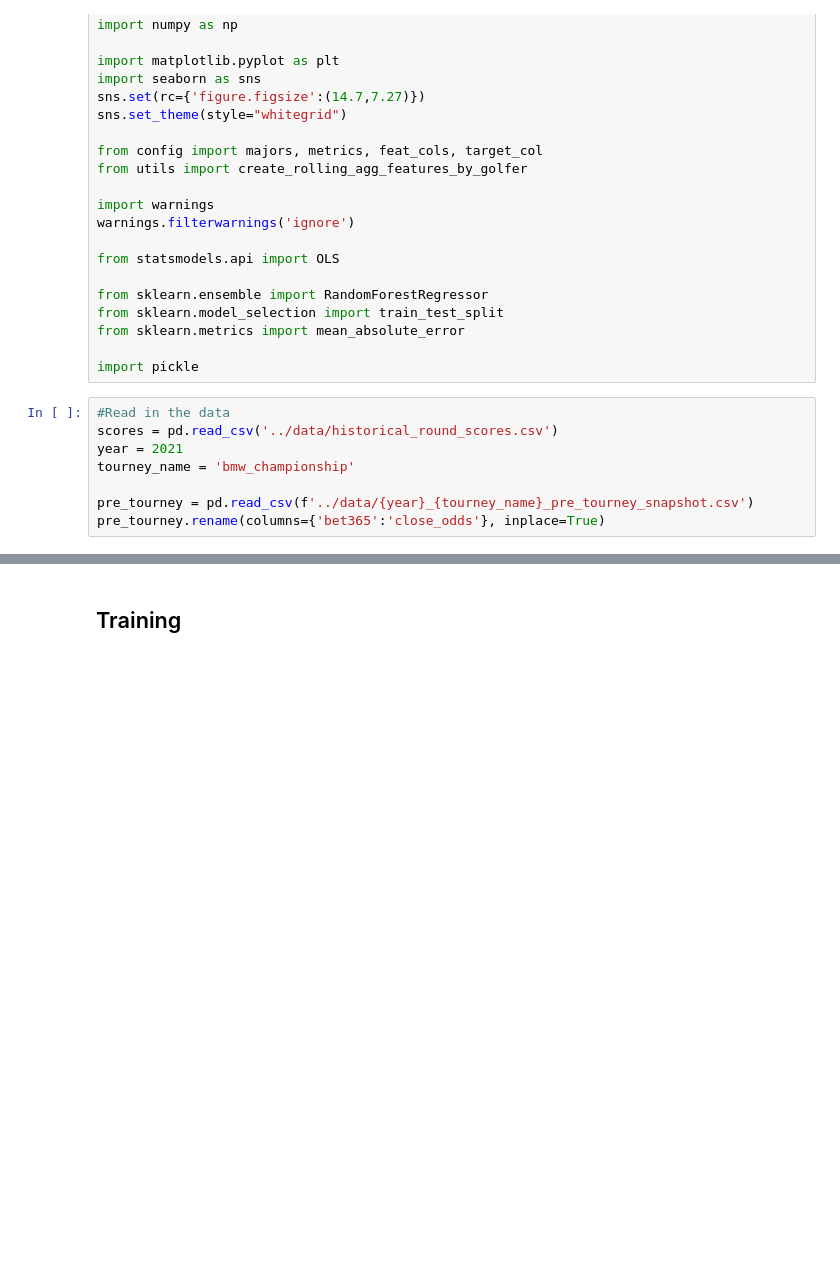
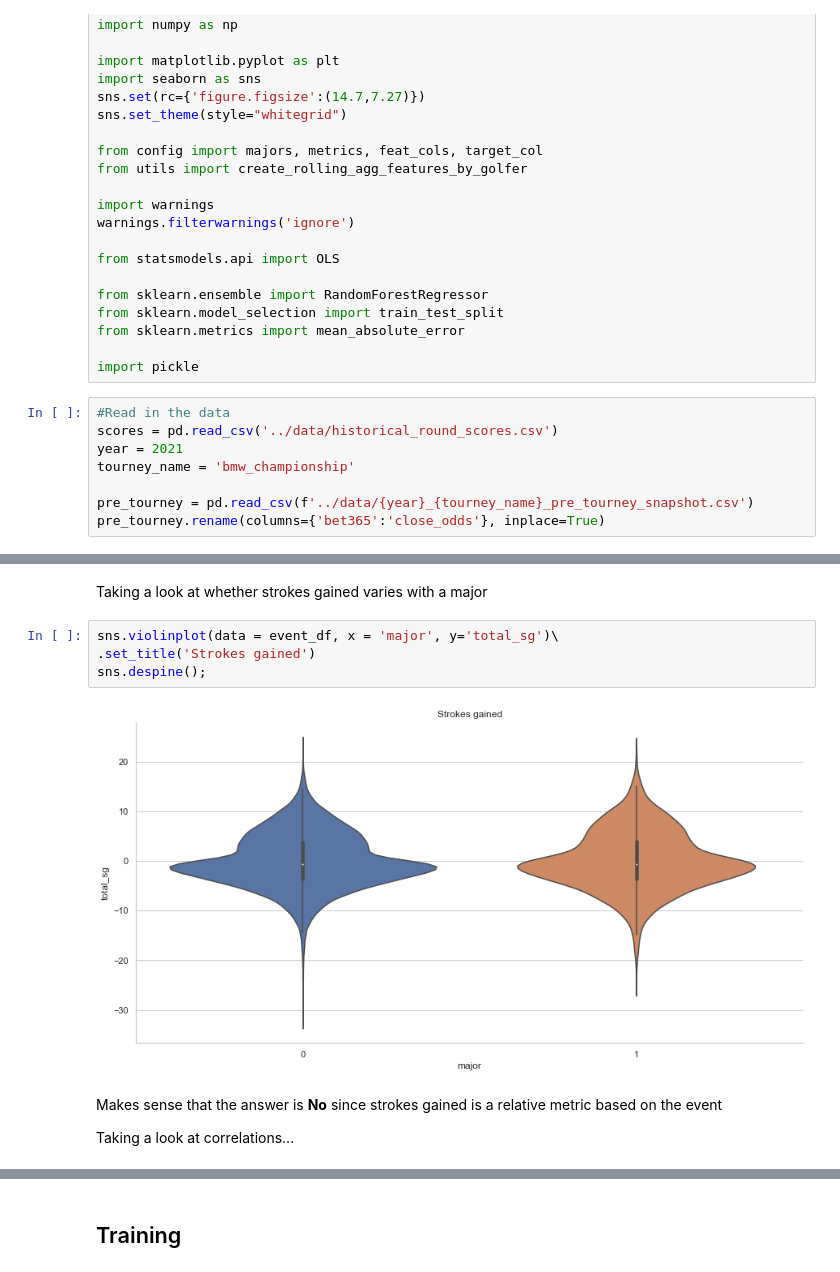
Before and after one commit to mtodisco10/data-golf, a Jupyter notebook: notebooks/Feature Eng & Training.ipynb, the cells around one changed output, grey strips where cells are left out. Cells and saved outputs as stored; diff of their text form; blank space fills up the shorter version.

```diff
--- a/notebooks/Feature Eng & Training.ipynb
+++ b/notebooks/Feature Eng & Training.ipynb
@@ -111,3 +175,15 @@ Name: total_sg, dtype: float64
+# %% [markdown]
+Taking a look at whether strokes gained varies with a major
+# %%
+sns.violinplot(data = event_df, x = 'major', y='total_sg')\
+.set_title('Strokes gained')
+sns.despine();
+# %% [output]
+[figure, added]
+# %% [markdown]
+Makes sense that the answer is **No** since strokes gained is a relative metric based on the event
+
+Taking a look at correlations...
 # %%
 c = event_df[feat_cols + [target_col]].corr()
 sns.heatmap(c, annot=True);
```
Also changed, not shown: parts of 26 cells of this notebook, 6 other files.
